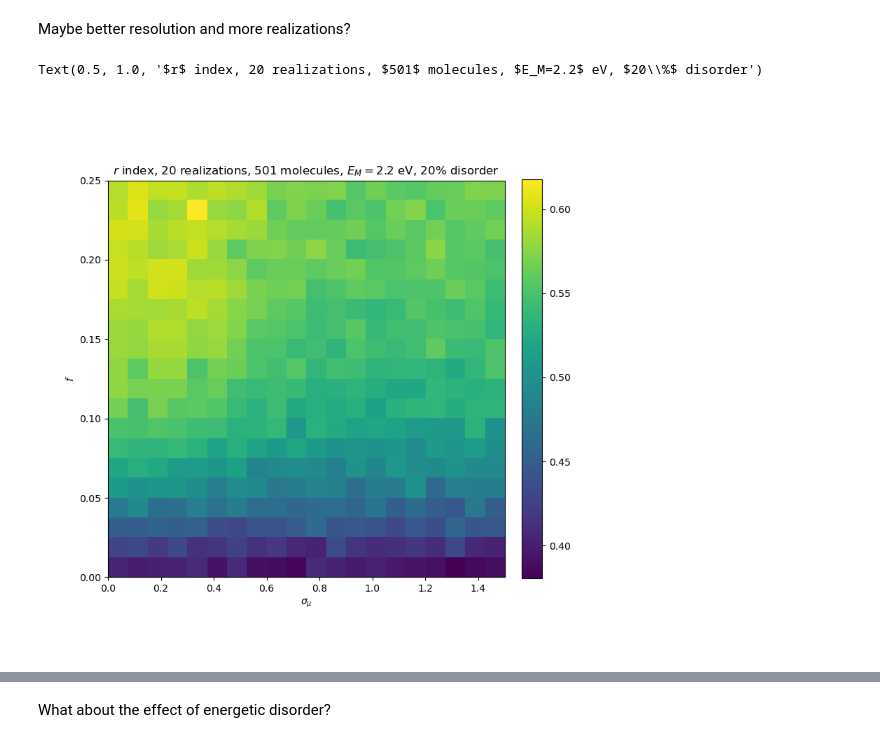
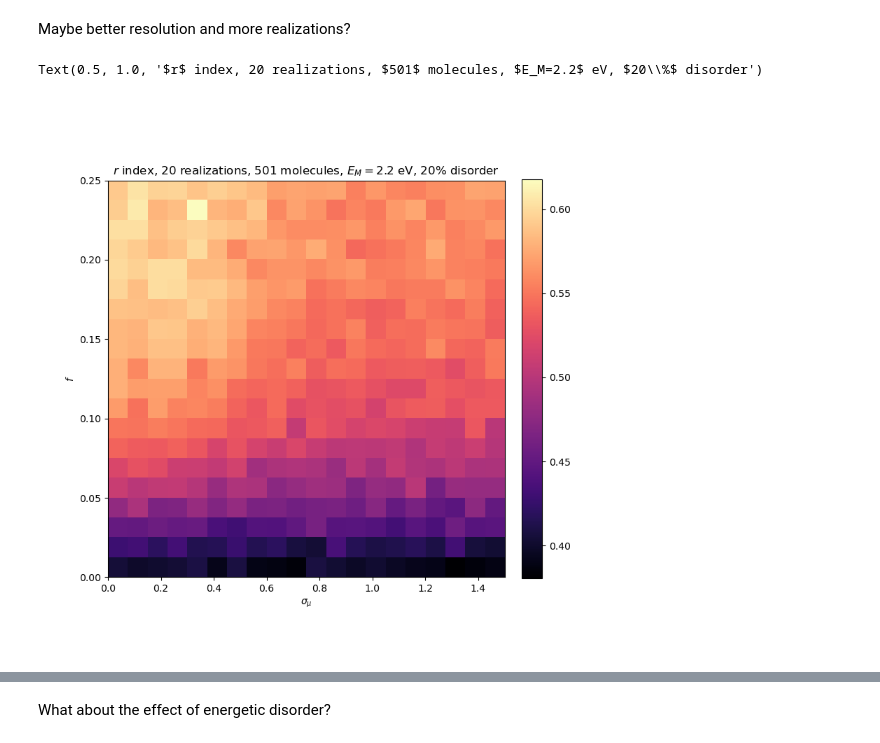
Before and after one commit to brianz98/eigenstate-thermolization, a Jupyter notebook: eigenstate-thermolization.ipynb, the cells around one changed output, grey strips where cells are left out. Saved outputs shown, nothing was run; the diff lists cells and outputs as text; code cells hidden in the pictures.

```diff
--- a/eigenstate-thermolization.ipynb
+++ b/eigenstate-thermolization.ipynb
@@ -321,15 +325,15 @@ ax.set_xlabel(r'$\sigma_{\mu}$')
 ax.set_ylabel(r'$f$')
 f.colorbar(im,ax=ax,fraction=0.046,pad=0.04)
 ax.set_title(r'$r$ index, 20 realizations, $501$ molecules, $E_M=2.2$ eV, $20\%$ disorder')
-# %%
-r_indx = np.loadtxt('data/501_0.3_2.2_0.2_0-1.5_0-0.25.dat')
-f,ax = plt.subplots(figsize=(8,8))
-im = ax.imshow(r_indx,extent=[0,1.5,0.25,0],aspect=1.5/0.25)
-ax.invert_yaxis()
-ax.set_xlabel(r'$\sigma_{\mu}$')
-ax.set_ylabel(r'$f$')
-f.colorbar(im,ax=ax,fraction=0.046,pad=0.04)
-ax.set_title(r'$r$ index, 20 realizations, $501$ molecules, $E_M=2.2$ eV, $20\%$ disorder')
-# %% [output]
-Text(0.5, 1.0, '$r$ index, 20 realizations, $501$ molecules, $E_M=2.2$ eV, $20\\%$ disorder')
-[figure, removed]
+# %%
+r_indx = np.loadtxt('data/501_0.3_2.2_0.2_0-1.5_0-0.25.dat')
+f,ax = plt.subplots(figsize=(8,8))
+im = ax.imshow(r_indx,cmap='magma',extent=[0,1.5,0.25,0],aspect=1.5/0.25)
+ax.invert_yaxis()
+ax.set_xlabel(r'$\sigma_{\mu}$')
+ax.set_ylabel(r'$f$')
+f.colorbar(im,ax=ax,fraction=0.046,pad=0.04)
+ax.set_title(r'$r$ index, 20 realizations, $501$ molecules, $E_M=2.2$ eV, $20\%$ disorder')
+# %% [output]
+Text(0.5, 1.0, '$r$ index, 20 realizations, $501$ molecules, $E_M=2.2$ eV, $20\\%$ disorder')
+[figure, added]
```
Also changed, not shown: parts of 19 cells of this notebook, 1 other file.
